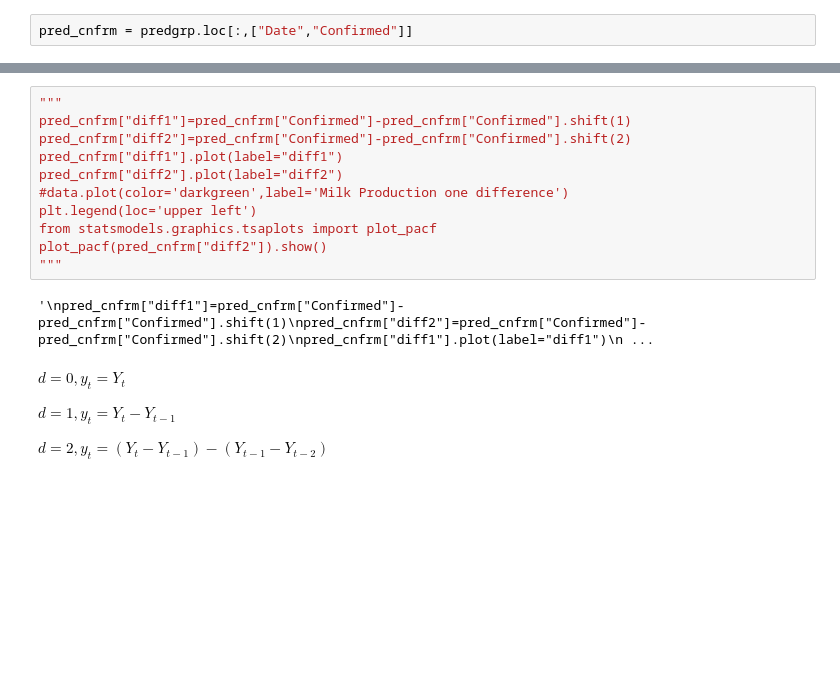
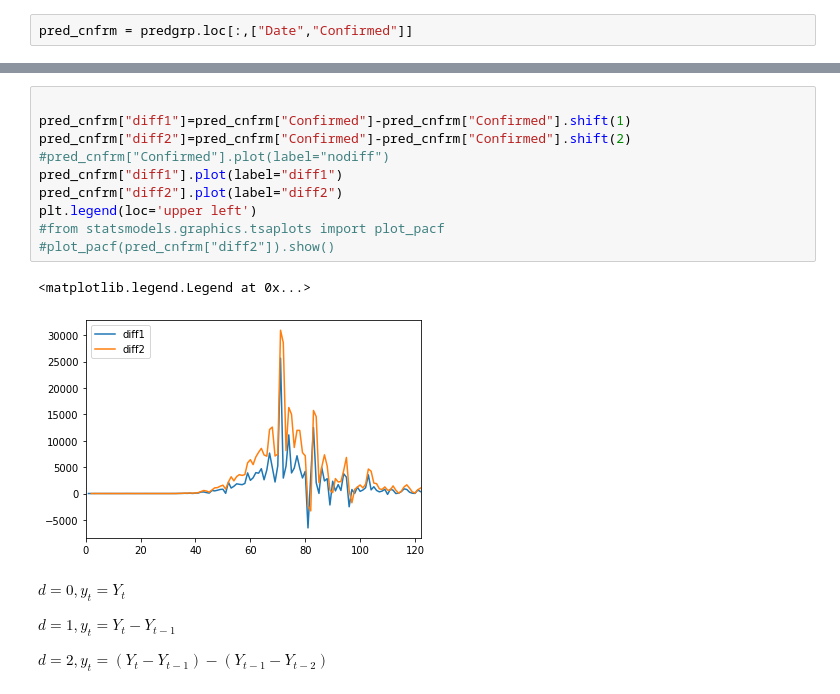
Before and after one commit to klchai/dashboard_coronavirus, a Jupyter notebook: server/prophet.ipynb, the cells around one changed output, grey strips where cells are left out. Cells and saved outputs as stored; diff of their text form; blank space fills up the shorter version.

Commit message:
modify graph for pre

```diff
--- a/server/prophet.ipynb
+++ b/server/prophet.ipynb
@@ -87,16 +87,16 @@ plt.show()
 # %%
-"""
+
 pred_cnfrm["diff1"]=pred_cnfrm["Confirmed"]-pred_cnfrm["Confirmed"].shift(1)
 pred_cnfrm["diff2"]=pred_cnfrm["Confirmed"]-pred_cnfrm["Confirmed"].shift(2)
+#pred_cnfrm["Confirmed"].plot(label="nodiff")
 pred_cnfrm["diff1"].plot(label="diff1")
 pred_cnfrm["diff2"].plot(label="diff2")
-#data.plot(color='darkgreen',label='Milk Production one difference')
 plt.legend(loc='upper left')
-from statsmodels.graphics.tsaplots import plot_pacf
-plot_pacf(pred_cnfrm["diff2"]).show()
-"""
+#from statsmodels.graphics.tsaplots import plot_pacf
+#plot_pacf(pred_cnfrm["diff2"]).show()
 # %% [output]
-'\npred_cnfrm["diff1"]=pred_cnfrm["Confirmed"]-pred_cnfrm["Confirmed"].shift(1)\npred_cnfrm["diff2"]=pred_cnfrm["Confirmed"]-pred_cnfrm["Confirmed"].shift(2)\npred_cnfrm["diff1"].plot(label="diff1")\n ...
+<matplotlib.legend.Legend at 0x...>
+[figure, added]
 # %% [markdown]
 $d=0, y_t=Y_t$
 
```
Also changed, not shown: parts of 2 cells of this notebook.
